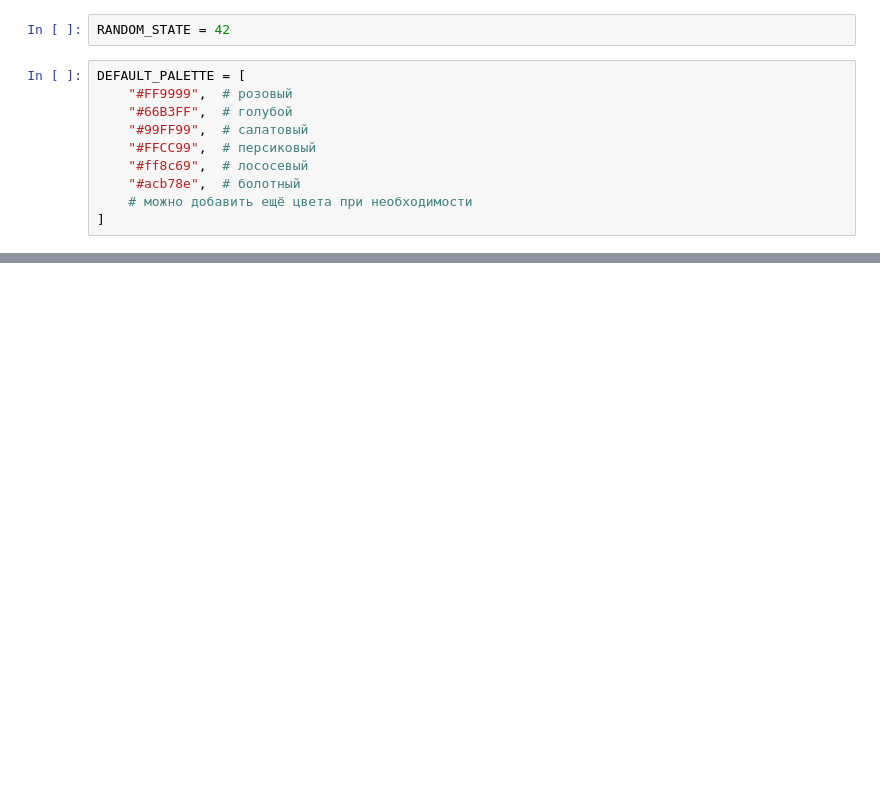
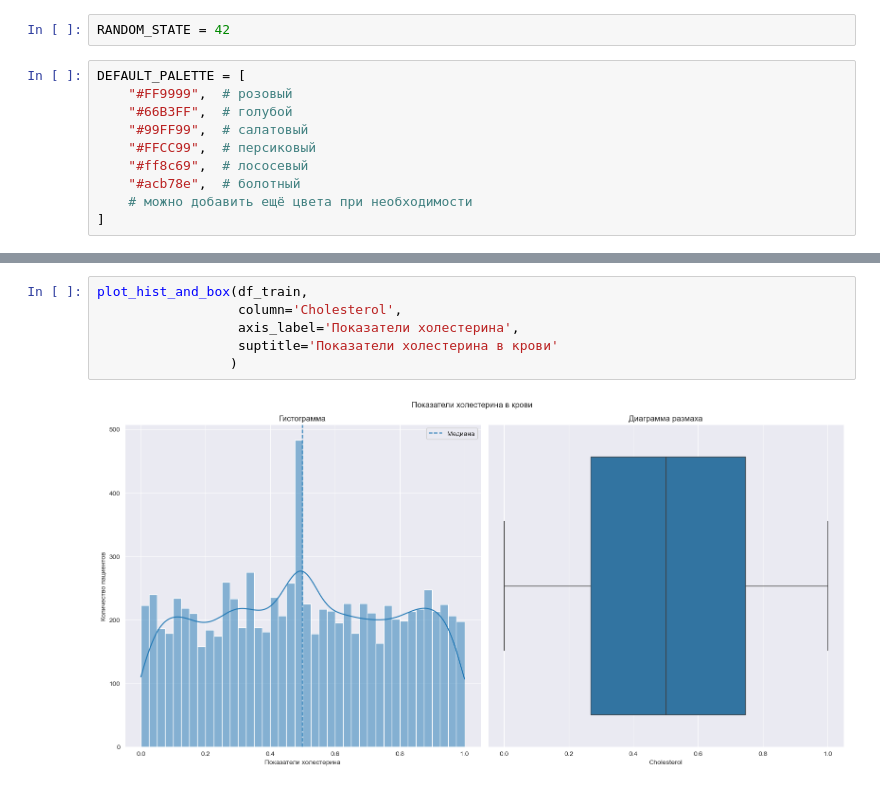
Before and after one commit to ARDIMAX/heart_project, a Jupyter notebook: project.ipynb, the cells around one changed output, grey strips where cells are left out. Cells and saved outputs as stored; diff of their text form; blank space fills up the shorter version.

```diff
--- a/project.ipynb
+++ b/project.ipynb
@@ -28,0 +495,8 @@ DEFAULT_PALETTE = [
+# %%
+plot_hist_and_box(df_train,
+                  column='Cholesterol',
+                  axis_label='Показатели холестерина',
+                  suptitle='Показатели холестерина в крови'
+                 )
+# %% [output]
+[figure, added]
```
Also changed, not shown: parts of 69 cells of this notebook, 3 other files.
